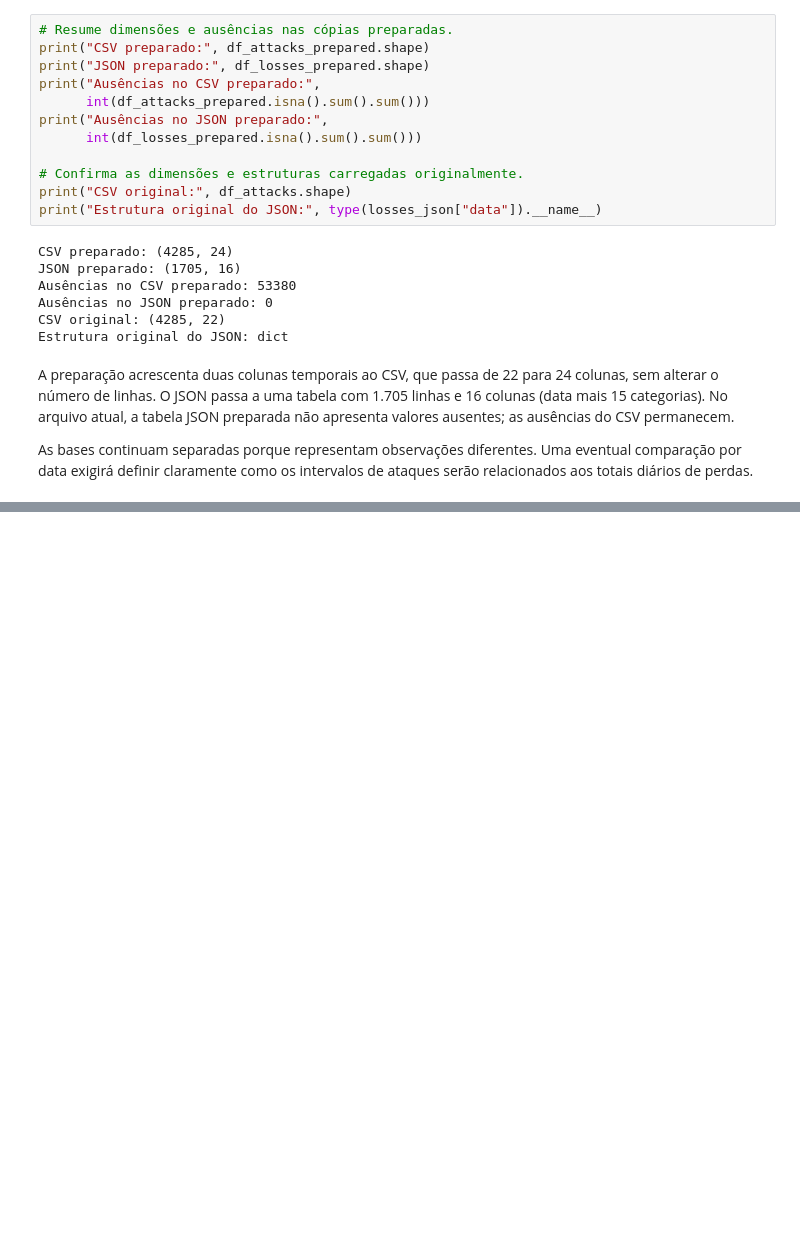
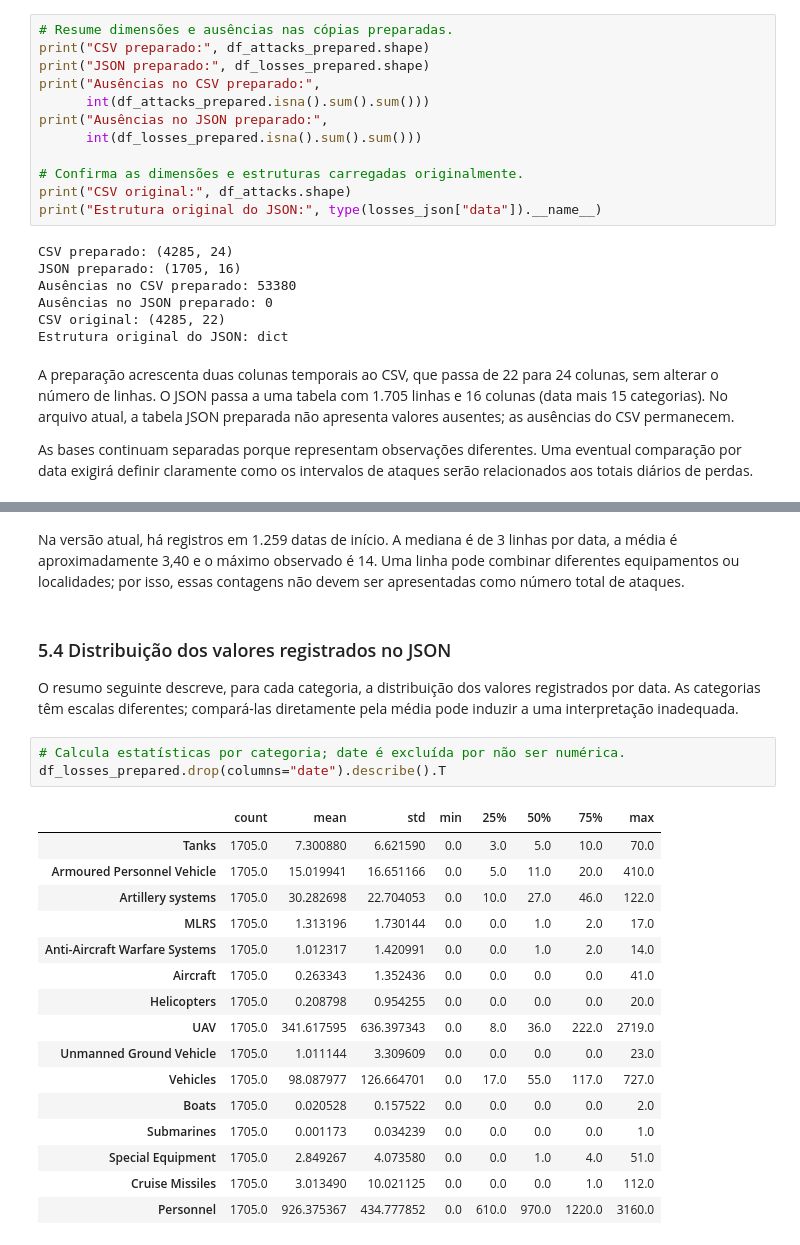
Before and after one commit to TW1ST3RX10/Russo-Ukrainian_War-DC, a Jupyter notebook: notebooks/Analise_Exploratoria.ipynb, the cells around one changed output, grey strips where cells are left out. Saved outputs shown, nothing was run; the diff lists cells and outputs as text; blank space fills up the shorter version.

```diff
--- a/notebooks/Analise_Exploratoria.ipynb
+++ b/notebooks/Analise_Exploratoria.ipynb
@@ -473,0 +552,26 @@ As bases continuam separadas porque representam observações diferentes. Uma ev
+# %% [markdown]
+Na versão atual, há registros em 1.259 datas de início. A mediana é de 3 linhas por data, a média é aproximadamente 3,40 e o máximo observado é 14. Uma linha pode combinar diferentes equipamentos ou localidades; por isso, essas contagens não devem ser apresentadas como número total de ataques.
+# %% [markdown]
+### 5.4 Distribuição dos valores registrados no JSON
+
+O resumo seguinte descreve, para cada categoria, a distribuição dos valores registrados por data. As categorias têm escalas diferentes; compará-las diretamente pela média pode induzir a uma interpretação inadequada.
+# %%
+# Calcula estatísticas por categoria; date é excluída por não ser numérica.
+df_losses_prepared.drop(columns="date").describe().T
+# %% [output]
+|  | count | mean | std | min | 25% | 50% | 75% | max |
+| Tanks | 1705.0 | 7.300880 | 6.621590 | 0.0 | 3.0 | 5.0 | 10.0 | 70.0 |
+| Armoured Personnel Vehicle | 1705.0 | 15.019941 | 16.651166 | 0.0 | 5.0 | 11.0 | 20.0 | 410.0 |
+| Artillery systems | 1705.0 | 30.282698 | 22.704053 | 0.0 | 10.0 | 27.0 | 46.0 | 122.0 |
+| MLRS | 1705.0 | 1.313196 | 1.730144 | 0.0 | 0.0 | 1.0 | 2.0 | 17.0 |
+| Anti-Aircraft Warfare Systems | 1705.0 | 1.012317 | 1.420991 | 0.0 | 0.0 | 1.0 | 2.0 | 14.0 |
+| Aircraft | 1705.0 | 0.263343 | 1.352436 | 0.0 | 0.0 | 0.0 | 0.0 | 41.0 |
+| Helicopters | 1705.0 | 0.208798 | 0.954255 | 0.0 | 0.0 | 0.0 | 0.0 | 20.0 |
+| UAV | 1705.0 | 341.617595 | 636.397343 | 0.0 | 8.0 | 36.0 | 222.0 | 2719.0 |
+| Unmanned Ground Vehicle | 1705.0 | 1.011144 | 3.309609 | 0.0 | 0.0 | 0.0 | 0.0 | 23.0 |
+| Vehicles | 1705.0 | 98.087977 | 126.664701 | 0.0 | 17.0 | 55.0 | 117.0 | 727.0 |
+| Boats | 1705.0 | 0.020528 | 0.157522 | 0.0 | 0.0 | 0.0 | 0.0 | 2.0 |
+| Submarines | 1705.0 | 0.001173 | 0.034239 | 0.0 | 0.0 | 0.0 | 0.0 | 1.0 |
+| Special Equipment | 1705.0 | 2.849267 | 4.073580 | 0.0 | 0.0 | 1.0 | 4.0 | 51.0 |
+| Cruise Missiles | 1705.0 | 3.013490 | 10.021125 | 0.0 | 0.0 | 0.0 | 1.0 | 112.0 |
+| Personnel | 1705.0 | 926.375367 | 434.777852 | 0.0 | 610.0 | 970.0 | 1220.0 | 3160.0 |
```
Also changed, not shown: parts of 10 cells of this notebook.
